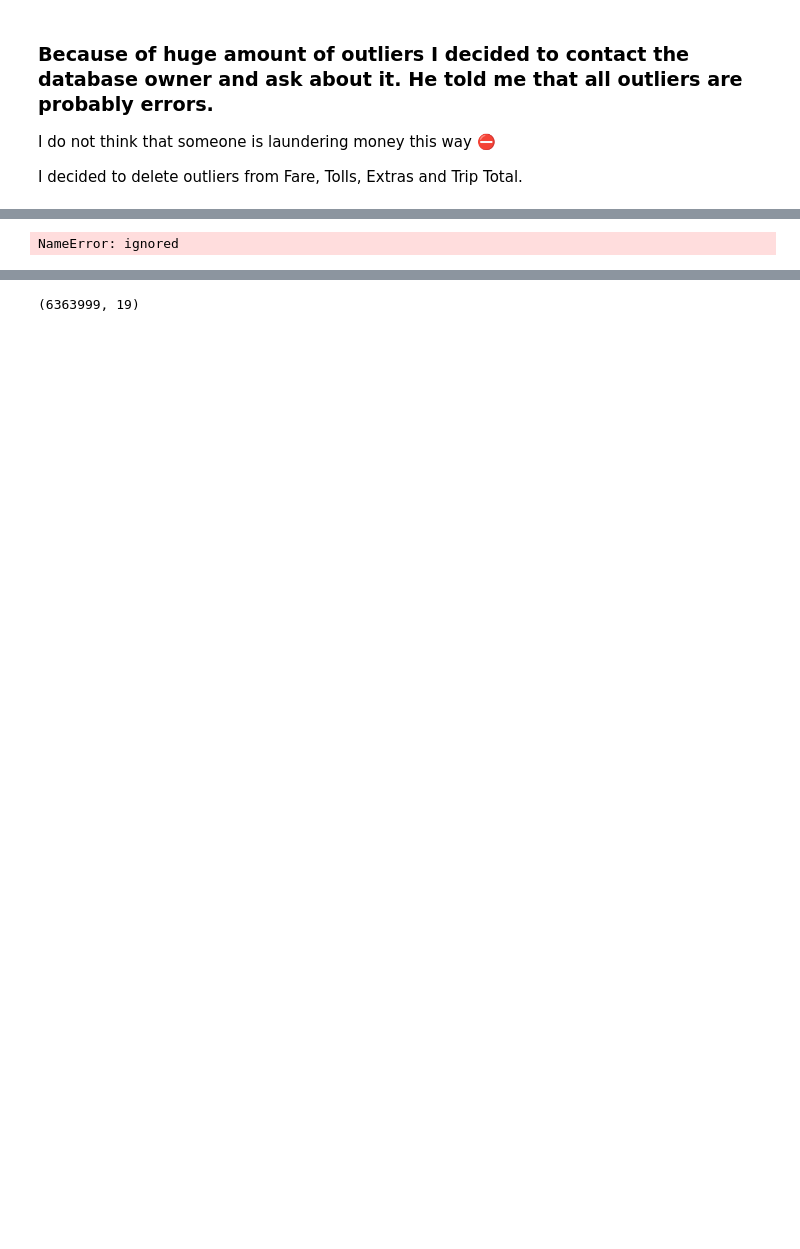
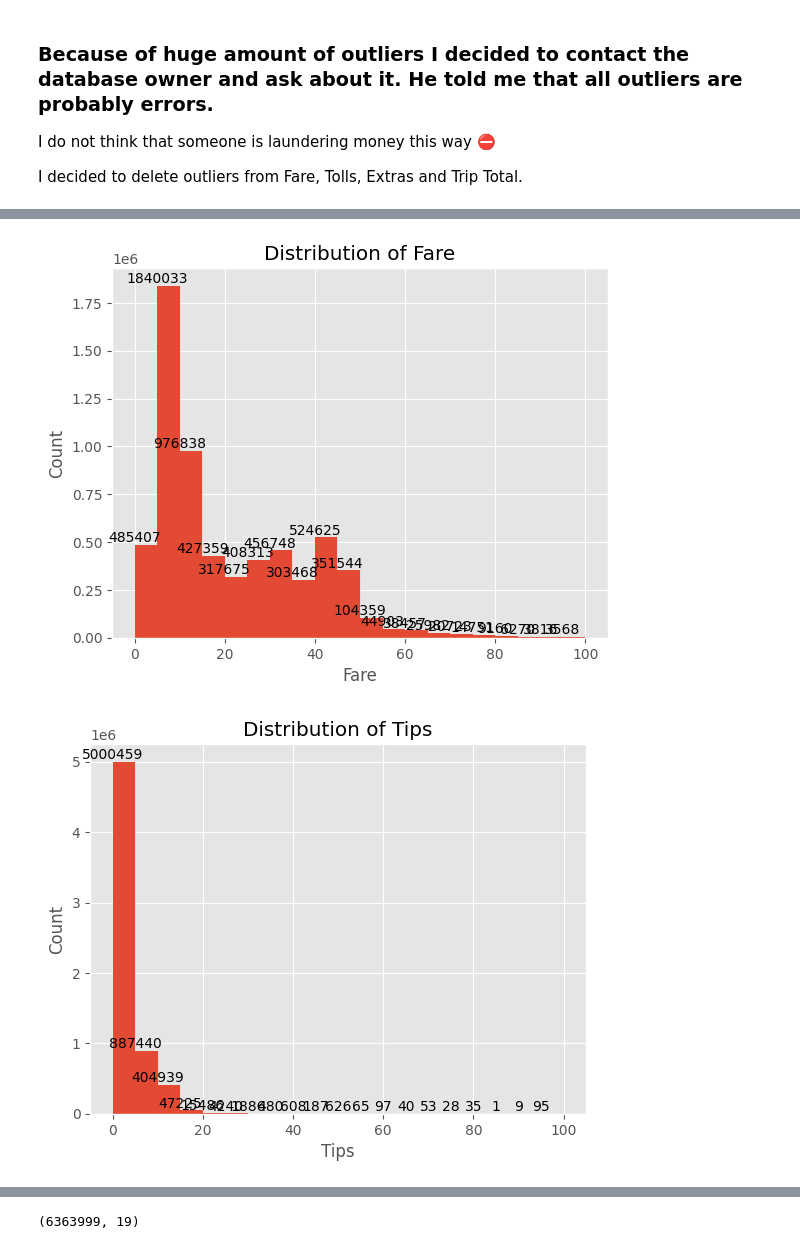
Before and after one commit to DataAnalystPL/Data_analysis, a Jupyter notebook: Chicago_Taxi_2022.ipynb, the cells around one changed output, grey strips where cells are left out. Cells and saved outputs as stored; diff of their text form; code cells hidden in the pictures; blank space fills up the shorter version.

```diff
--- a/Chicago_Taxi_2022.ipynb
+++ b/Chicago_Taxi_2022.ipynb
@@ -612,10 +659,11 @@ df_to_plot = df[financial_details_columns].to_pandas()
 # %%
 for column in financial_details_columns:
   sns.histplot(df_to_plot[column], bins=20)
-  counts, bins, _ = plt.hist(df_to_plot[column], bins=50)
+  counts, bins, _ = plt.hist(df_to_plot[column], bins=20)
   for i, count in enumerate(counts):
     plt.text(bins[i], count, str(int(count)), ha='center', va='bottom')
   plt.title(f'Distribution of {column}')
   plt.show()
 # %% [output]
-NameError: ignored
+[figure, added]
+[figure, added]
```
Also changed, not shown: parts of 19 cells of this notebook.
